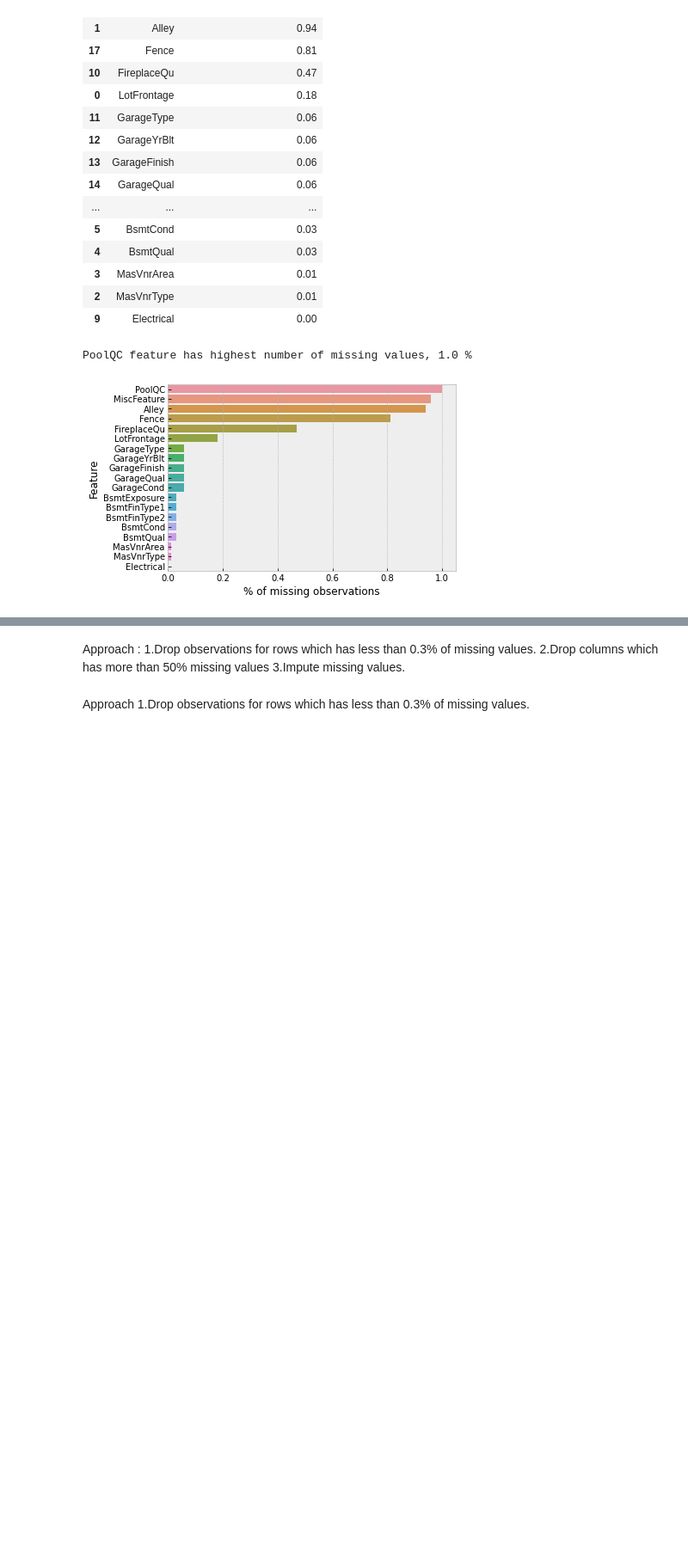
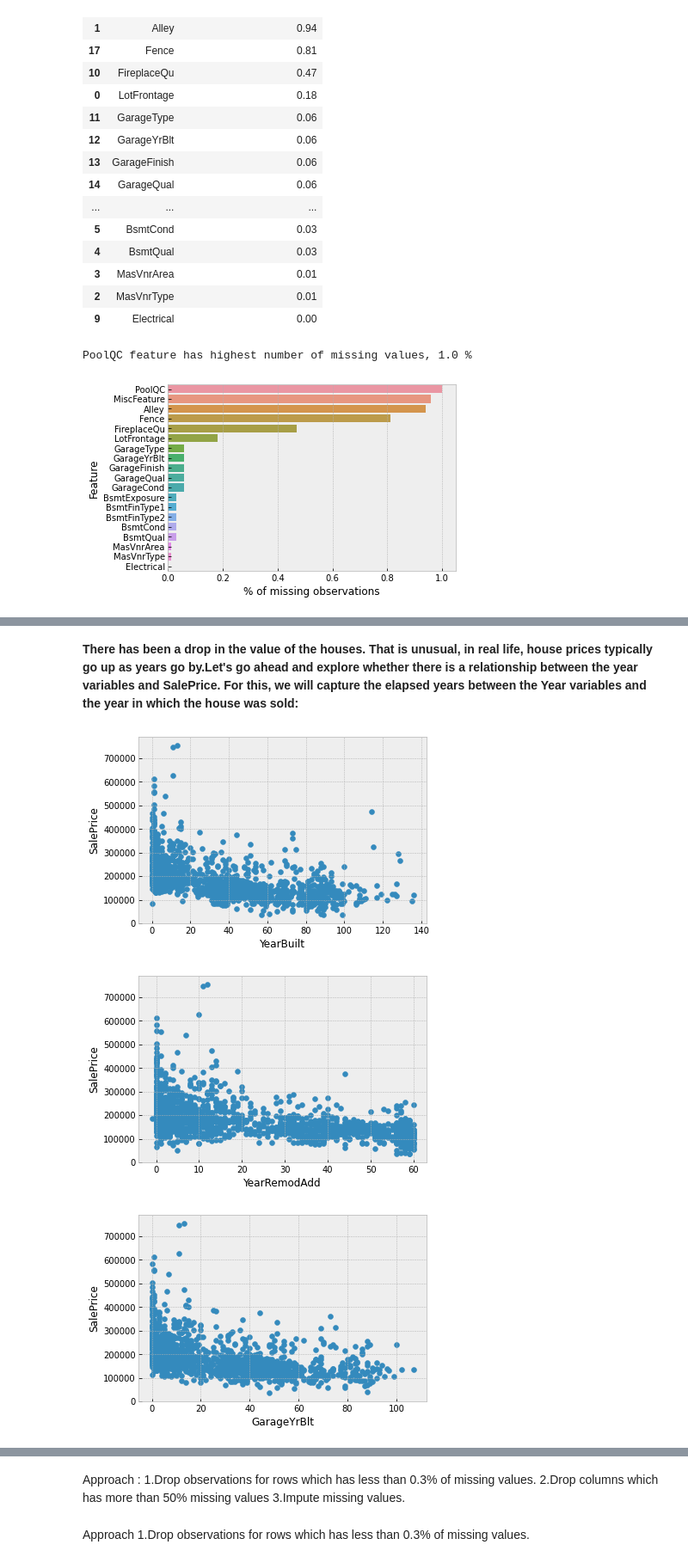
Before and after one commit to chandra-sekar-1983/eda, a Jupyter notebook: EDA_Analysis.ipynb, the cells around one changed output, grey strips where cells are left out. Shown at 86% size. Cells and saved outputs as stored; diff of their text form; code cells hidden in the pictures; blank space fills up the shorter version.

```diff
--- a/EDA_Analysis.ipynb
+++ b/EDA_Analysis.ipynb
@@ -140,0 +281,26 @@ PoolQC feature has highest number of missing values, 1.0 %
+# %% [markdown]
+**There has been a drop in the value of the houses. That is unusual, in real life, house prices typically go up as years go by.Let's go ahead and explore whether there is a relationship between the year variables and SalePrice. For this, we will capture the elapsed years between the Year variables and the year in which the house was sold:**
+# %%
+# let's explore the relationship between the year variables
+# and the house price in a bit of more detail:
+
+def analyse_year_vars(df, var):
+    df = df.copy()
+
+    # capture difference between year variable and year
+    # in which the house was sold
+    df[var] = df['YrSold'] - df[var]
+
+    plt.scatter(df[var], df[output_col])
+    plt.ylabel(output_col)
+    plt.xlabel(var)
+    plt.show()
+
+
+for var in year_vars:
+    if var !='YrSold':
+      analyse_year_vars(data, var)
+# %% [output]
+[figure, added]
+[figure, added]
+[figure, added]
```
Also changed, not shown: parts of 63 cells of this notebook.
